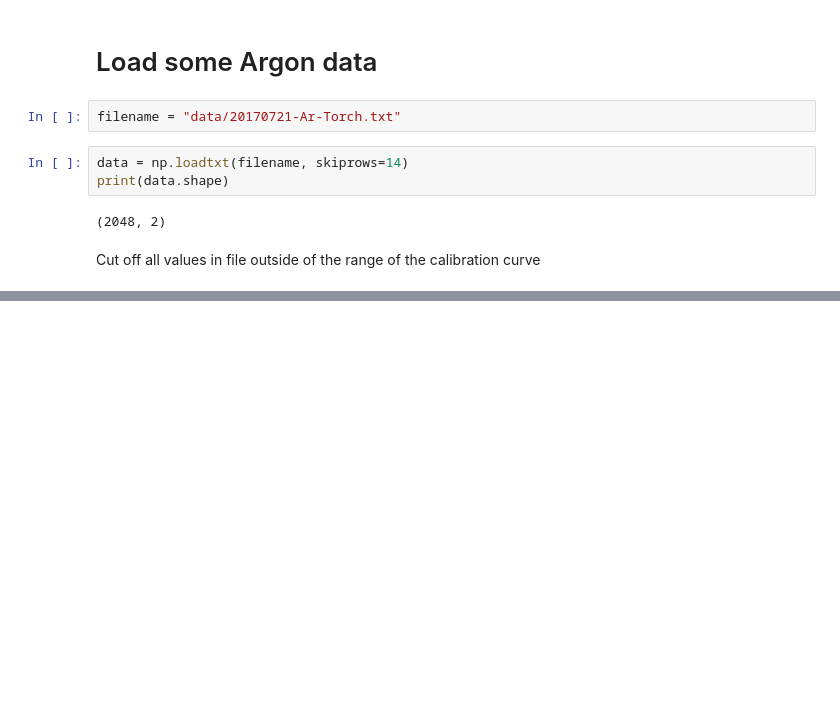
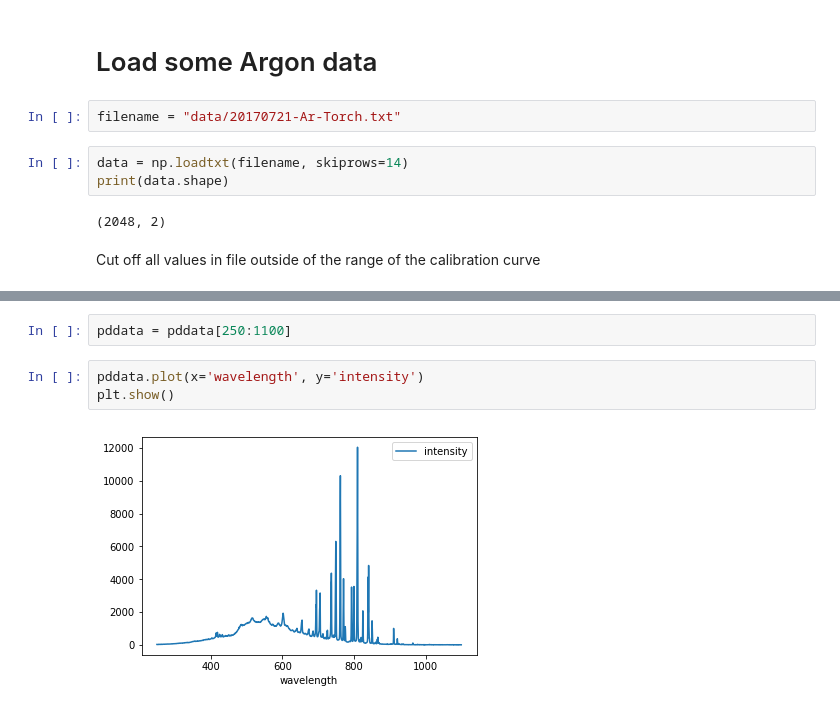
Before and after one commit to piovere/zeTorch, a Jupyter notebook: Black body peak fitting.ipynb, the cells around one changed output, grey strips where cells are left out. Drawn from its saved outputs; the diff is of its cells as text; blank space fills up the shorter version.

```diff
--- a/Black body peak fitting.ipynb
+++ b/Black body peak fitting.ipynb
@@ -60,0 +70,7 @@ np.where()
+# %%
+pddata = pddata[250:1100]
+# %%
+pddata.plot(x='wavelength', y='intensity')
+plt.show()
+# %% [output]
+[figure, added]
```
Also changed, not shown: parts of 49 cells of this notebook.
